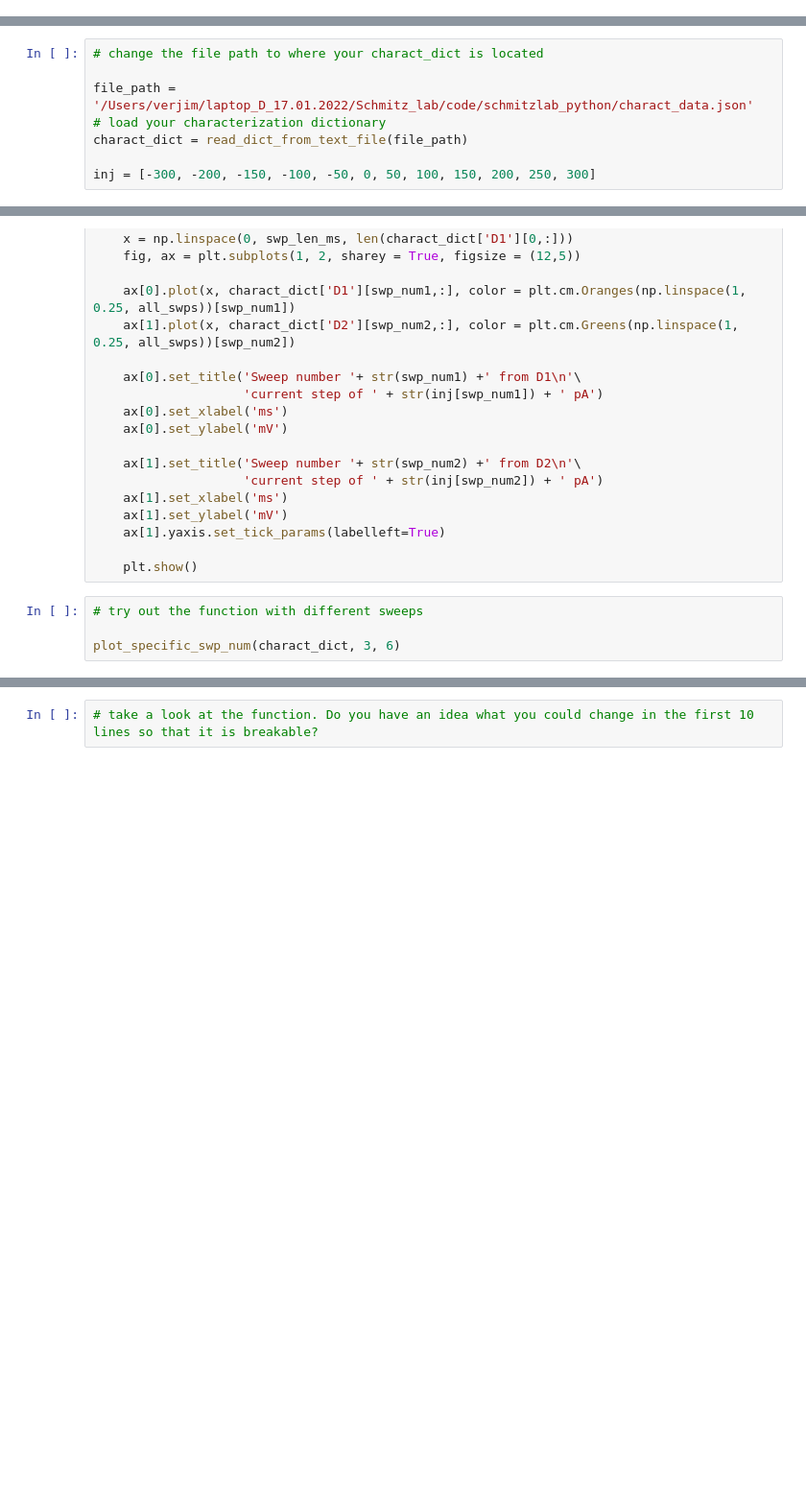
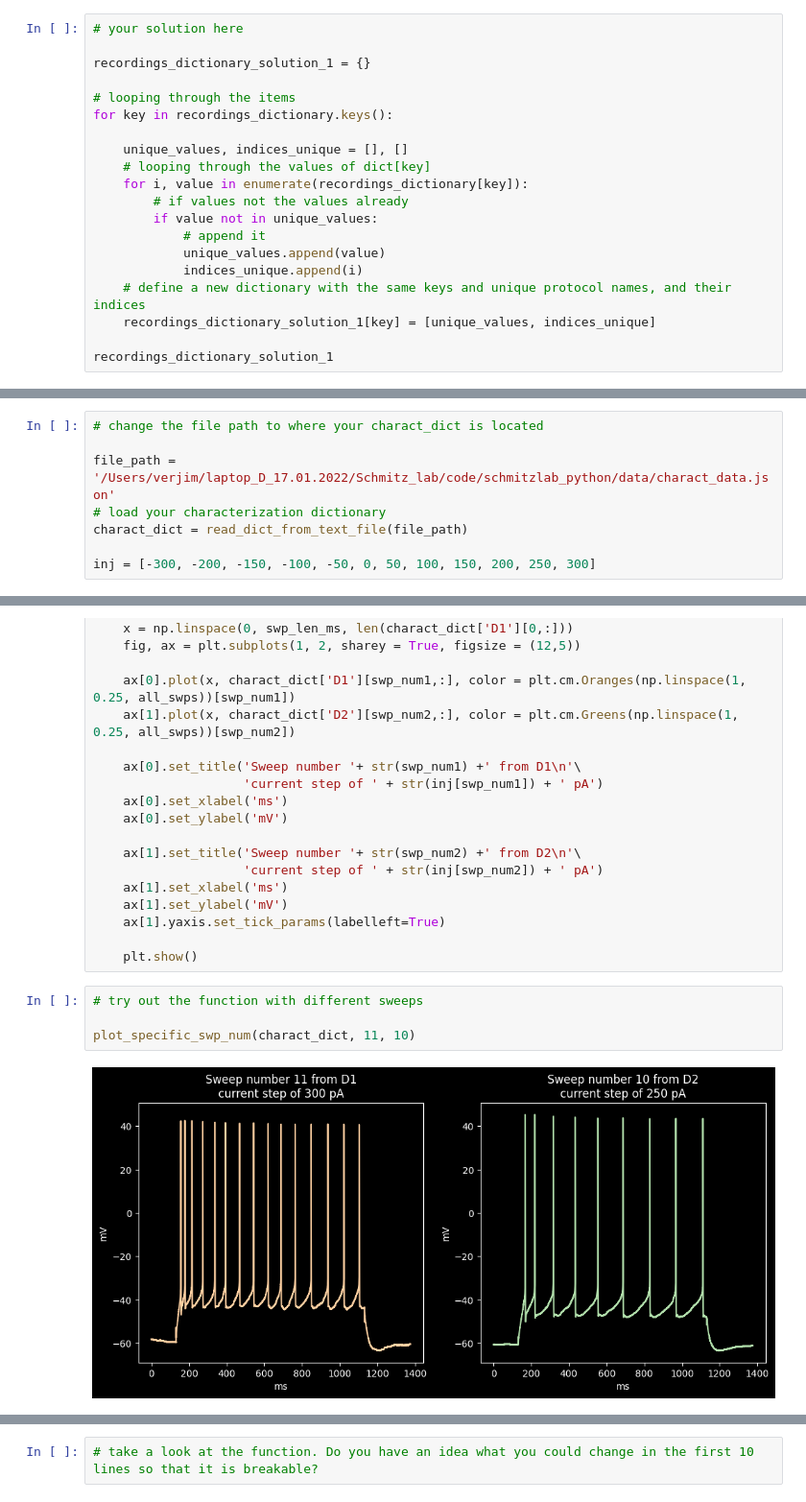
Before and after one commit to danielparthier/schmitzlab_python, a Jupyter notebook: homework/3_in_class_exercise_and_HW.ipynb, the cells around one changed output, grey strips where cells are left out. Shown at 96% size. Saved outputs shown, nothing was run; the diff lists cells and outputs as text; blank space fills up the shorter version.

```diff
--- a/homework/3_in_class_exercise_and_HW.ipynb
+++ b/homework/3_in_class_exercise_and_HW.ipynb
@@ -328,0 +329,20 @@ recordings_dictionary_solution = {
+# %%
+# your solution here
+
+recordings_dictionary_solution_1 = {}
+
+# looping through the items
+for key in recordings_dictionary.keys():
+
+    unique_values, indices_unique = [], []
+    # looping through the values of dict[key]
+    for i, value in enumerate(recordings_dictionary[key]):
+        # if values not the values already
+        if value not in unique_values:
+            # append it
+            unique_values.append(value)
+            indices_unique.append(i)
+    # define a new dictionary with the same keys and unique protocol names, and their indices
+    recordings_dictionary_solution_1[key] = [unique_values, indices_unique]
+
+recordings_dictionary_solution_1
@@ -386,7 +415,7 @@ Do you have any idea what it is?
 # %%
 # change the file path to where your charact_dict is located
 
-file_path = '/Users/verjim/laptop_D_17.01.2022/Schmitz_lab/code/schmitzlab_python/charact_data.json'
+file_path = '/Users/verjim/laptop_D_17.01.2022/Schmitz_lab/code/schmitzlab_python/data/charact_data.json'
 # load your characterization dictionary
 charact_dict = read_dict_from_text_file(file_path)
 
@@ -520,6 +576,8 @@ def plot_specific_swp_num(charact_dict, swp_num1, swp_num2,
 # %%
 # try out the function with different sweeps
 
-plot_specific_swp_num(charact_dict, 3, 6)
+plot_specific_swp_num(charact_dict, 11, 10)
+# %% [output]
+[figure, added]
 # %%
 # try to break the function without changing it
```
Also changed, not shown: parts of 16 cells of this notebook, 4 other files.
